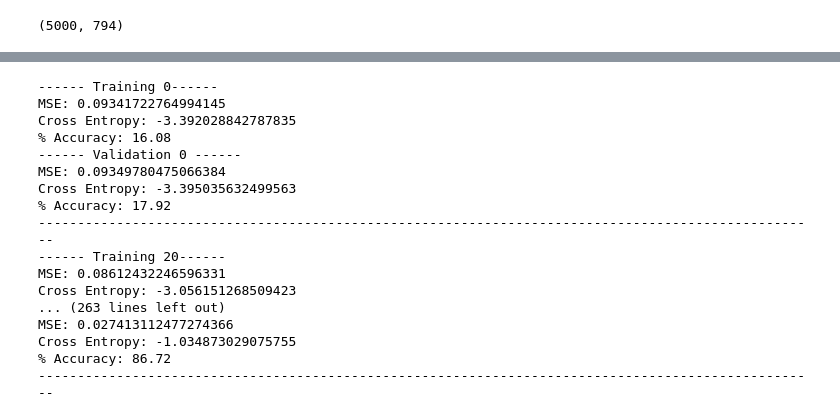
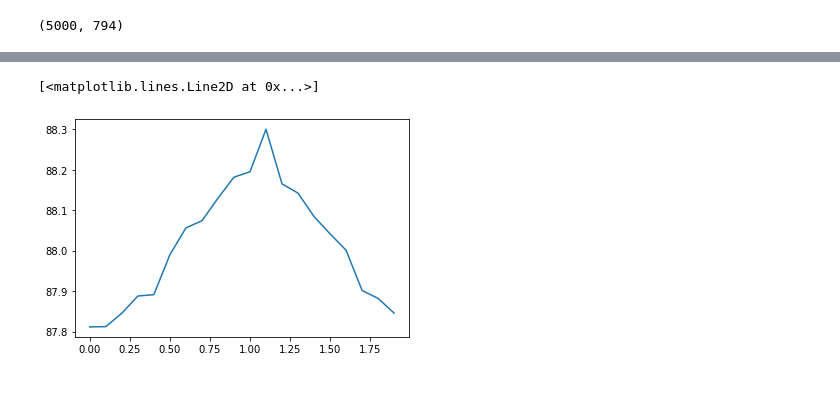
Before and after one commit to abcrohit/MNIST_NEURAL_NETWORKS, a Jupyter notebook: MNIST NN.ipynb, the cells around one changed output, grey strips where cells are left out. Saved outputs shown, nothing was run; the diff lists cells and outputs as text; code cells hidden in the pictures; blank space fills up the shorter version.

```diff
--- a/MNIST NN.ipynb
+++ b/MNIST NN.ipynb
@@ -140,0 +105,6 @@ Creatinng W1 AND W2 of dimensions n X 785 and 10 x n+1
+# %%
+train_set = Data.sample(n=3000, random_state=0)
+remain = Data.drop(train_set.index)
+validation_set = remain.sample(n = 1000, random_state=0)
+test_set = remain.drop(validation_set.index)
+test_set
@@ -245,20 +206,27 @@ def point_gradient(x,a1,a2,del1,del2,w1,w2):
         Delw1[:, 1:] += np.outer(del1[i], x[i])
     return Delw1,Delw2
 # %%
-def gradient_descent(Training_Set,Validation_Set, W1, W2):
+def gradient_descent(Training_Set,Validation_Set, W1, W2, iterNum, lam):
     n=Training_Set.shape[0]
     XY_train = Training_Set.to_numpy()
     X, Y = XY_train[:, 0:784], XY_train[:, 784:]
     XY_val = Validation_Set.to_numpy()
     X_val, Y_val = XY_val[:, 0:784], XY_val[:, 784:]
-    for epoch in range(0,601):
+    iterations = []
+    MSETrainErrors = []
+    LogTrainErrors = []
+    AccuraciesTrain = []
+    MSEValidErrors = []
+    LogValidErrors = []
+    AccuraciesValid = []
+    for epoch in range(0,iterNum+1):
         print("Iteration", epoch, end='\r', flush=True)
         a1, a2 = forward_propagation(W1, W2, X, Y)
         del_1, del_2 = backward_propagation(X, a1, a2, Y, W1, W2)
         DW1, DW2 = point_gradient(X, a1, a2, del_1, del_2, W1, W2)
-        W1 = W1 - 0.1 * (DW1/n)
-        W2 = W2 - 0.1 * (DW2/n)
-        if epoch % 20 == 0:
+        W1 = W1 - 0.1 * (DW1/n) + (lam/n)*W1
+        W2 = W2 - 0.1 * (DW2/n) + (lam/n)*W2
+        if epoch % 50 == 0:
             print(f"------ Training {epoch}------")
             print("MSE:",square_error(X, Y,W1,W2))
             print("Cross Entropy:",Error_cross_entropy(X, Y, W1, W2))
@@ -268,24 +236,24 @@ def gradient_descent(Training_Set,Validation_Set, W1, W2):
             print("Cross Entropy:",Error_cross_entropy(X_val, Y_val, W1, W2))
             print("% Accuracy:",accuracy(X_val, Y_val,W1,W2))
             print('-'*100)
-    return W1, W2
+            iterations.append(epoch)
+            MSETrainErrors.append(square_error(X, Y,W1,W2))
+            LogTrainErrors.append(Error_cross_entropy(X, Y, W1, W2))
+            AccuraciesTrain.append(accuracy(X, Y,W1,W2))
+            MSEValidErrors.append(square_error(X_val, Y_val,W1,W2))
+            LogValidErrors.append(Error_cross_entropy(X_val, Y_val, W1, W2))
+            AccuraciesValid.append(accuracy(X_val, Y_val,W1,W2))
+    return W1, W2, iterations, MSETrainErrors, LogTrainErrors, AccuraciesTrain, MSEValidErrors, LogValidErrors, AccuraciesValid
-# %%
-W1, W2 = gradient_descent(Training_Set,Testing_Set, W1, W2)
-# %% [output]
------- Training 0------
-MSE: 0.09341722764994145
-Cross Entropy: -3.392028842787835
-% Accuracy: 16.08
------- Validation 0 ------
-MSE: 0.09349780475066384
-Cross Entropy: -3.395035632499563
-% Accuracy: 17.92
-----------------------------------------------------------------------------------------------------
------- Training 20------
-MSE: 0.08612432246596331
-Cross Entropy: -3.056151268509423
-... (263 lines left out)
-MSE: 0.027413112477274366
-Cross Entropy: -1.034873029075755
-% Accuracy: 86.72
-----------------------------------------------------------------------------------------------------
+# %%
+lamba = np.arange(0,2,0.1)
+import random
+L1 = []
+
+for i in range(len(lamba)):
+    W1n, W2n, iterations, MSETrainErrors, LogTrainErrors, AccuraciesTrain, MSEValidErrors, LogValidErrors, AccuraciesValid = gradient_descent(train_set, validation_set, W1, W2, 1000, lamba[i])
+    L1.append(AccuraciesValid[len(AccuraciesValid)-1])
+
+pyplot.plot(lamba, L1)
+# %% [output]
+[<matplotlib.lines.Line2D at 0x...>]
+[figure, added]
```
Also changed, not shown: parts of 22 cells of this notebook.
